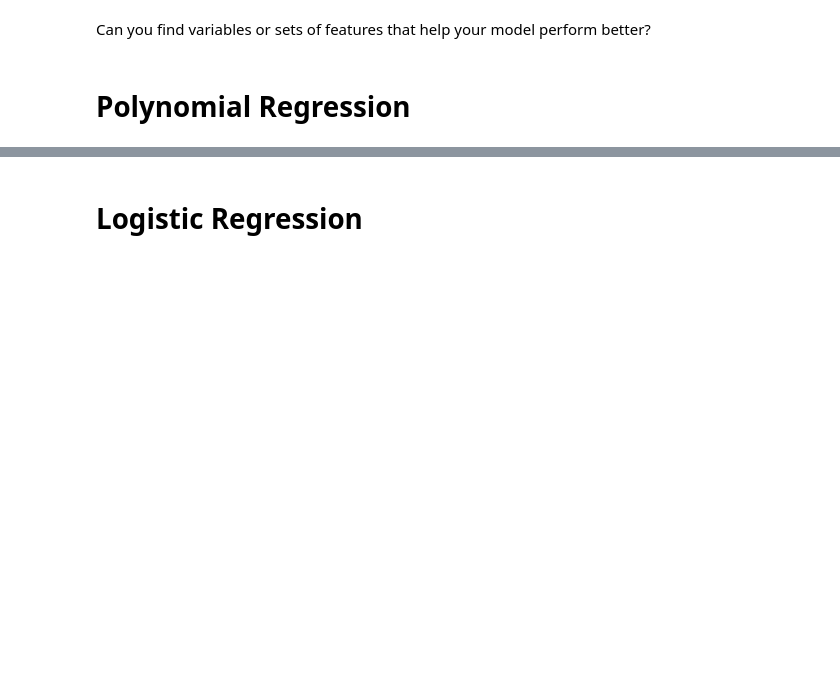
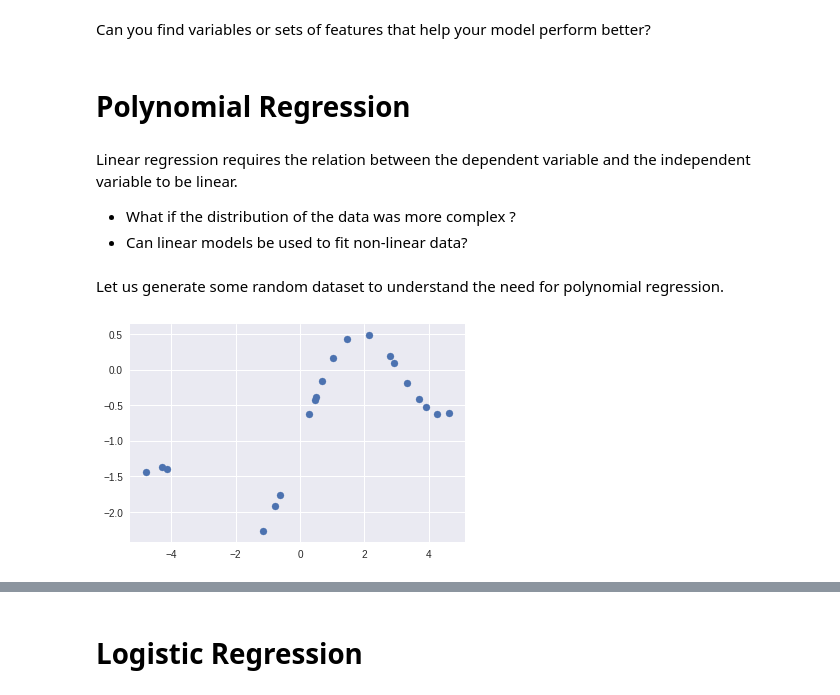
Before and after one commit to olibel270/Workshop1JupyterNote, a Jupyter notebook: kernel.ipynb, the cells around one changed output, grey strips where cells are left out. Cells and saved outputs as stored; diff of their text form; code cells hidden in the pictures; blank space fills up the shorter version.

```diff
--- a/kernel.ipynb
+++ b/kernel.ipynb
@@ -819,3 +718,10 @@ print(pred)
 Can you find variables or sets of features that help your model perform better?
 # %% [markdown]
 # Polynomial Regression
+# %% [markdown]
+Linear regression requires the relation between the dependent variable and the independent variable to be linear.
+
+* What if the distribution of the data was more complex ?
+* Can linear models be used to fit non-linear data?
+# %% [markdown]
+Let us generate some random dataset to understand the need for polynomial regression.
@@ -821,0 +731,11 @@ Can you find variables or sets of features that help your model perform better?
+# %%
+## Generating some random data
+
+np.random.seed(0)   # To generate the same randomness for every execution
+
+x = np.random.uniform(-5,5,(20,1))
+y = np.sin(x) + 0.3*x - 1
+plt.scatter(x,y)
+plt.show()
+# %% [output]
+[figure, added]
```
Also changed, not shown: parts of 64 cells of this notebook.
